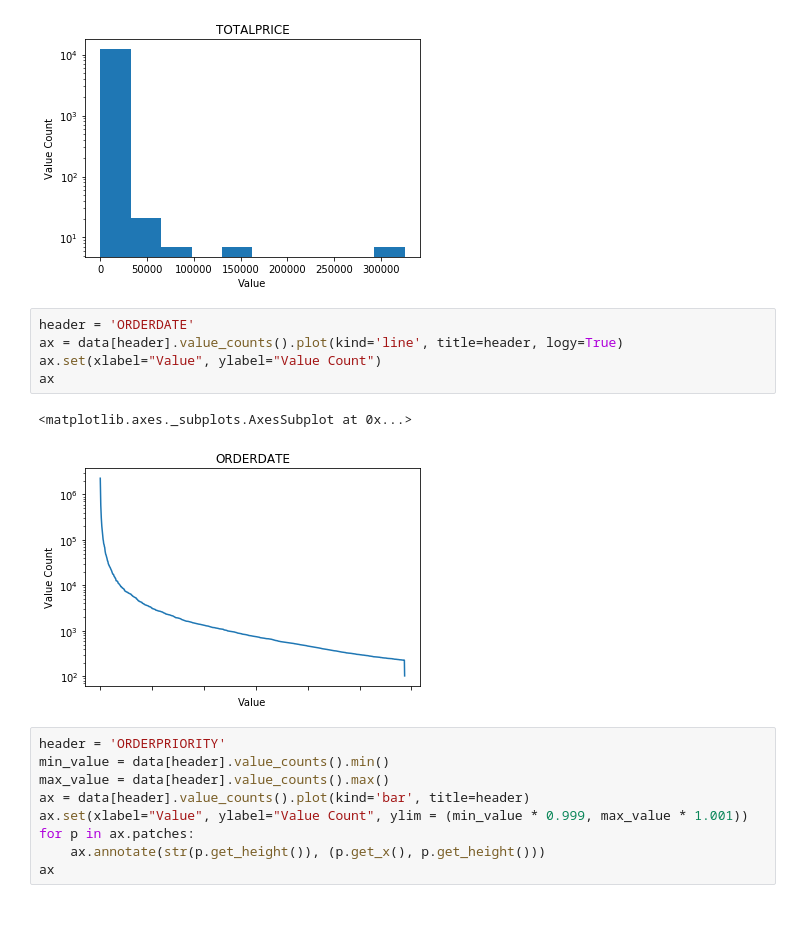
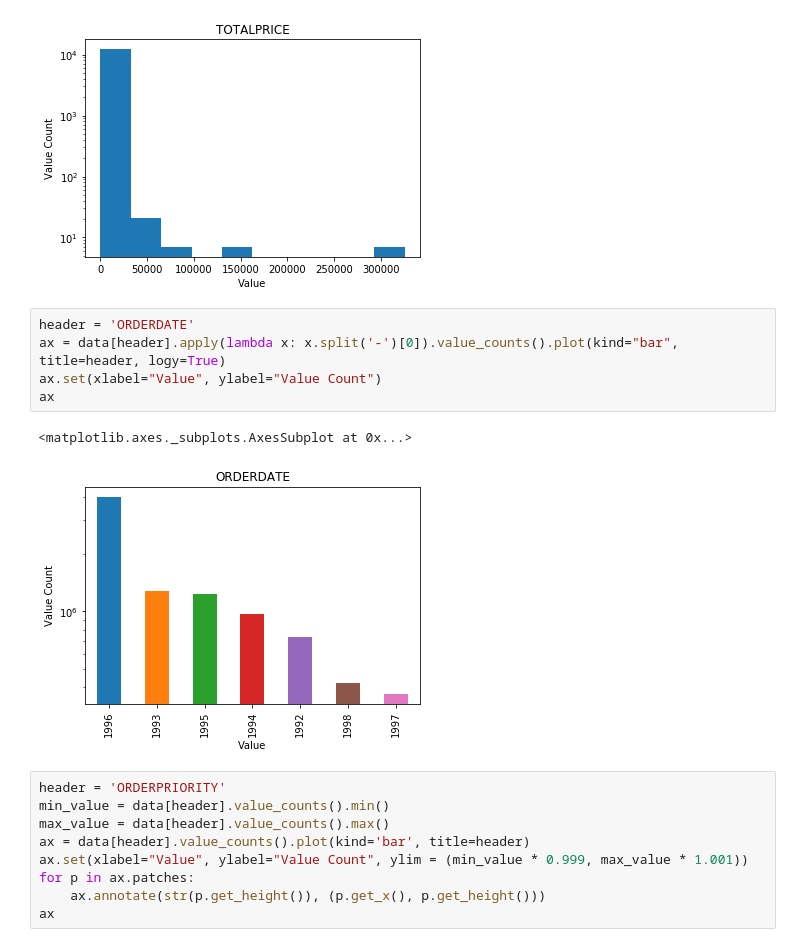
Before and after one commit to paszin/TuCompression, a Jupyter notebook: python/Data Analysis.ipynb, the cells around one changed output. Drawn from its saved outputs; the diff is of its cells as text; blank space fills up the shorter version.

Commit message:
improved order date chart

```diff
--- a/python/Data Analysis.ipynb
+++ b/python/Data Analysis.ipynb
@@ -60,12 +60,12 @@ ax
 [figure]
 # %%
 header = 'ORDERDATE'
-ax = data[header].value_counts().plot(kind='line', title=header, logy=True)
+ax = data[header].apply(lambda x: x.split('-')[0]).value_counts().plot(kind="bar", title=header, logy=True)
 ax.set(xlabel="Value", ylabel="Value Count")
 ax
 # %% [output]
 <matplotlib.axes._subplots.AxesSubplot at 0x...>
-[figure, old version]
+[figure, new version]
 # %%
 header = 'ORDERPRIORITY'
 min_value = data[header].value_counts().min()
```
Also changed, not shown: 1 other file.
